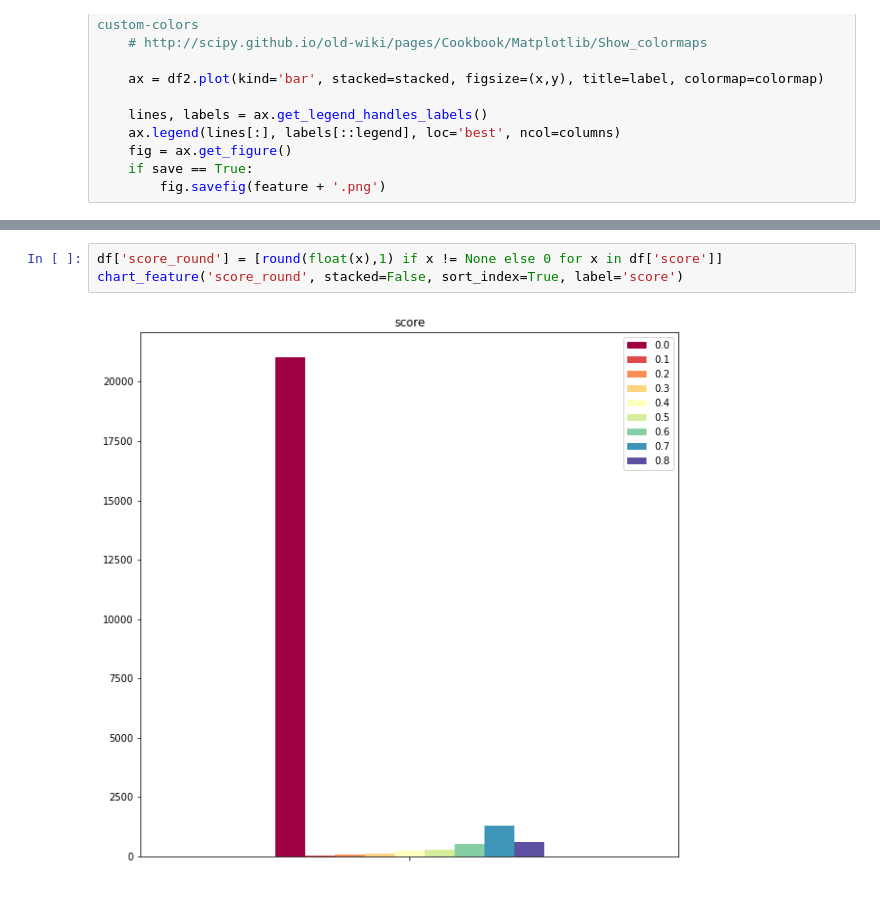
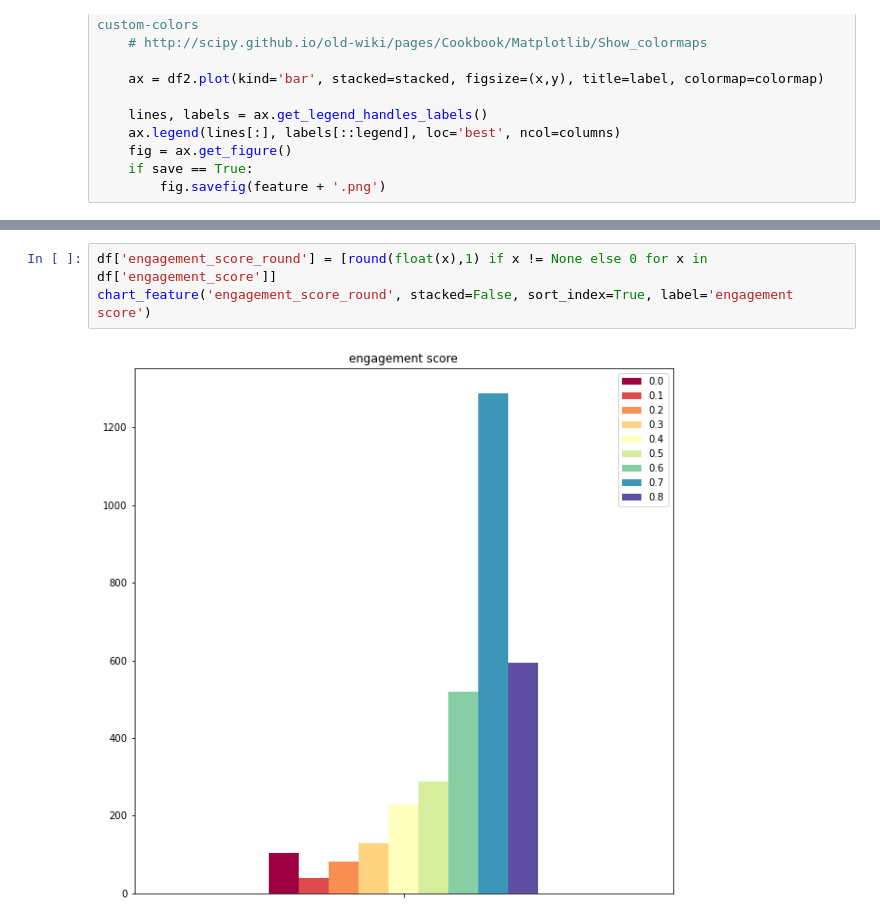
Before and after one commit to pepe-io/usecase2mlalg, a Jupyter notebook: scripts/91_visualize_collected_data.ipynb, the cells around one changed output, grey strips where cells are left out. Cells and saved outputs as stored; diff of their text form.

```diff
--- a/scripts/91_visualize_collected_data.ipynb
+++ b/scripts/91_visualize_collected_data.ipynb
@@ -258,8 +272,8 @@ add_guide('kind', df2[0], drop=['None'], sort=True, show=True)
 # %%
-df['score_round'] = [round(float(x),1) if x != None else 0 for x in df['score']]
-chart_feature('score_round', stacked=False, sort_index=True, label='score')
+df['engagement_score_round'] = [round(float(x),1) if x != None else 0 for x in df['engagement_score']]
+chart_feature('engagement_score_round', stacked=False, sort_index=True, label='engagement score')
 # %% [output]
-[figure, old version]
+[figure, new version]
 # %%
 steps = 1
 df['sentences_round'] = [round(x/steps,0)*steps for x in df['sentences']]
```
Also changed, not shown: parts of 29 cells of this notebook, 8 other files.
